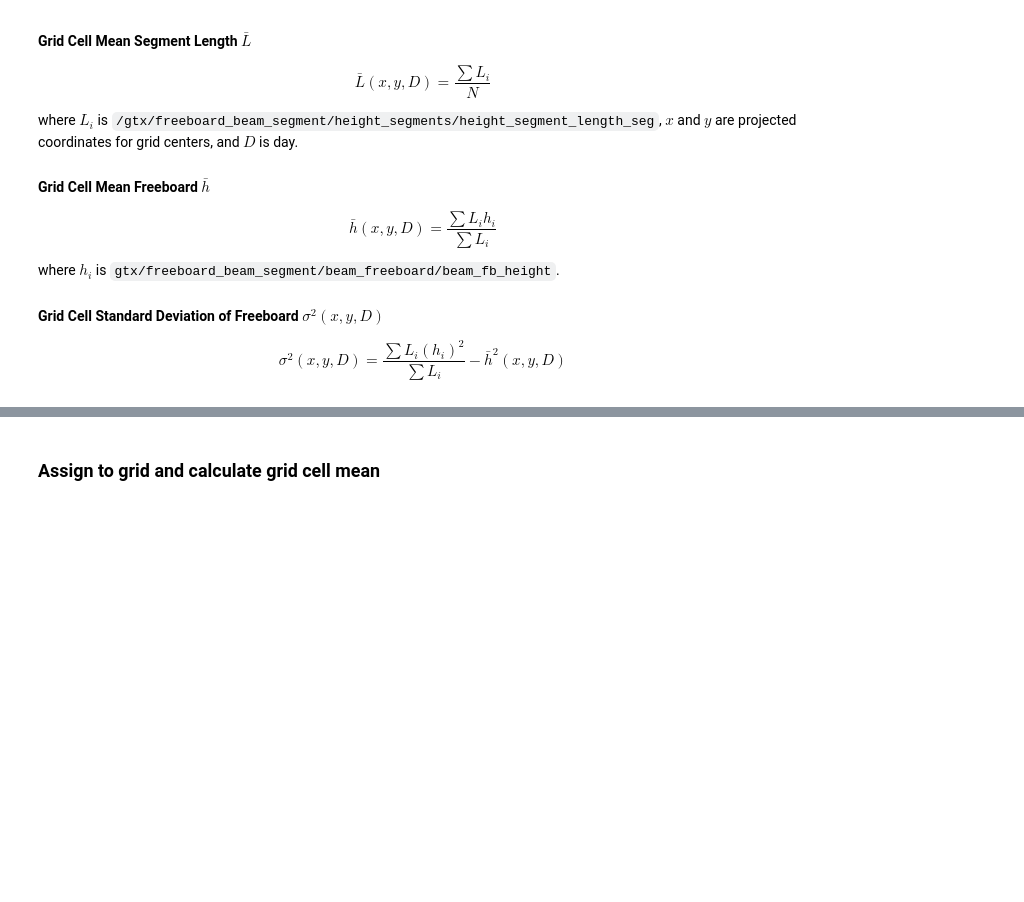
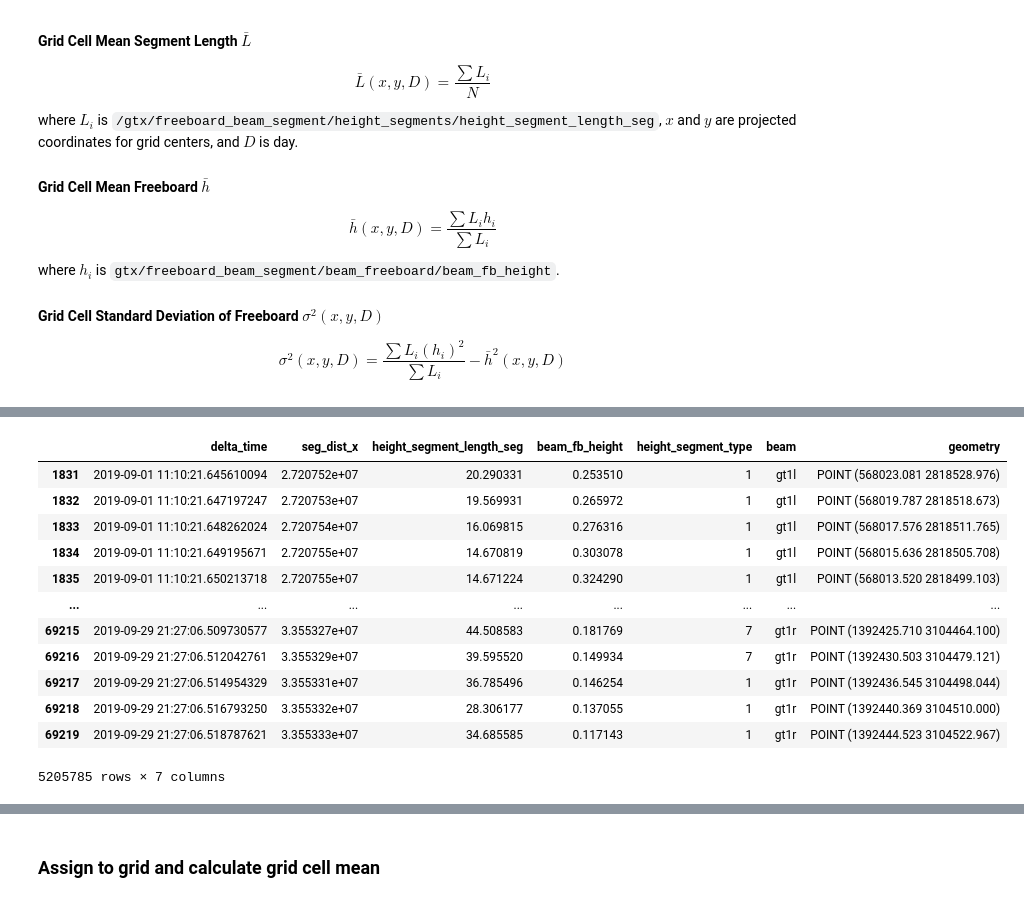
Before and after one commit to nsidc/NSIDC-Data-Tutorials, a Jupyter notebook: notebooks/ICESat-2_Cloud_Access/ATL10-h5coro.ipynb, the cells around one changed output, grey strips where cells are left out. Drawn from its saved outputs; the diff is of its cells as text; code cells hidden in the pictures; blank space fills up the shorter version.

```diff
--- a/notebooks/ICESat-2_Cloud_Access/ATL10-h5coro.ipynb
+++ b/notebooks/ICESat-2_Cloud_Access/ATL10-h5coro.ipynb
@@ -166,12 +141,13 @@ print(file_tree["2019"][0].f.info())
 # %% [output]
 {'ETag': '"e123bb7ed68661d31fea92a0abdf8fc0-1"', 'LastModified': datetime.datetime(2023, 6, 24, 0, 19, 44, tzinfo=tzutc()), 'size': 46754892, 'name': 'nsidc-cumulus-prod-protected/ATLAS/ATL10/006/2019 ...
 # %%
-import h5py
+# import h5py
 
-with h5py.File(file_tree["2019"][0],'r') as f:
-    obj = f["gt1r"]['freeboard_segment/delta_time']
-    for attr, value in obj.attrs.items():
-        print(f"{attr}: {value}")
-    time = obj[:]
 
-time
+# with h5py.File(file_tree["2019"][0],'r') as f:
+#     obj = f["gt1r"]['freeboard_segment/delta_time']
+#     for attr, value in obj.attrs.items():
+#         print(f"{attr}: {value}")
+#     time = obj[:]
+
+# time
@@ -196,3 +154,3 @@ array([52571344.33341975, 52571344.33341975, 52571344.33341975, ...,
 # %%
-ds = xr.open_dataset(file_tree["2019"][0], group="gt1r/freeboard_segment/")
-ds
+# ds = xr.open_dataset(file_tree["2019"][0], group="gt1r/freeboard_segment/")
+# ds
@@ -431,2 +380,4 @@ Using pyproj and Affine
 # %%
+%%time
+tracks = tracks.to_crs("EPSG:6932")
 # %% [output]
@@ -433,0 +386,16 @@ ModuleNotFoundError: No module named 'pyresample'
+# %%
+tracks
+# %% [output]
+|  | delta_time | seg_dist_x | height_segment_length_seg | beam_fb_height | height_segment_type | beam | geometry |
+| 1831 | 2019-09-01 11:10:21.645610094 | 2.720752e+07 | 20.290331 | 0.253510 | 1 | gt1l | POINT (568023.081 2818528.976) |
+| 1832 | 2019-09-01 11:10:21.647197247 | 2.720753e+07 | 19.569931 | 0.265972 | 1 | gt1l | POINT (568019.787 2818518.673) |
+| 1833 | 2019-09-01 11:10:21.648262024 | 2.720754e+07 | 16.069815 | 0.276316 | 1 | gt1l | POINT (568017.576 2818511.765) |
+| 1834 | 2019-09-01 11:10:21.649195671 | 2.720755e+07 | 14.670819 | 0.303078 | 1 | gt1l | POINT (568015.636 2818505.708) |
+| 1835 | 2019-09-01 11:10:21.650213718 | 2.720755e+07 | 14.671224 | 0.324290 | 1 | gt1l | POINT (568013.520 2818499.103) |
+| ... | ... | ... | ... | ... | ... | ... | ... |
+| 69215 | 2019-09-29 21:27:06.509730577 | 3.355327e+07 | 44.508583 | 0.181769 | 7 | gt1r | POINT (1392425.710 3104464.100) |
+| 69216 | 2019-09-29 21:27:06.512042761 | 3.355329e+07 | 39.595520 | 0.149934 | 7 | gt1r | POINT (1392430.503 3104479.121) |
+| 69217 | 2019-09-29 21:27:06.514954329 | 3.355331e+07 | 36.785496 | 0.146254 | 1 | gt1r | POINT (1392436.545 3104498.044) |
+| 69218 | 2019-09-29 21:27:06.516793250 | 3.355332e+07 | 28.306177 | 0.137055 | 1 | gt1r | POINT (1392440.369 3104510.000) |
+| 69219 | 2019-09-29 21:27:06.518787621 | 3.355333e+07 | 34.685585 | 0.117143 | 1 | gt1r | POINT (1392444.523 3104522.967) |
+5205785 rows × 7 columns
```
Also changed, not shown: parts of 21 cells of this notebook.
